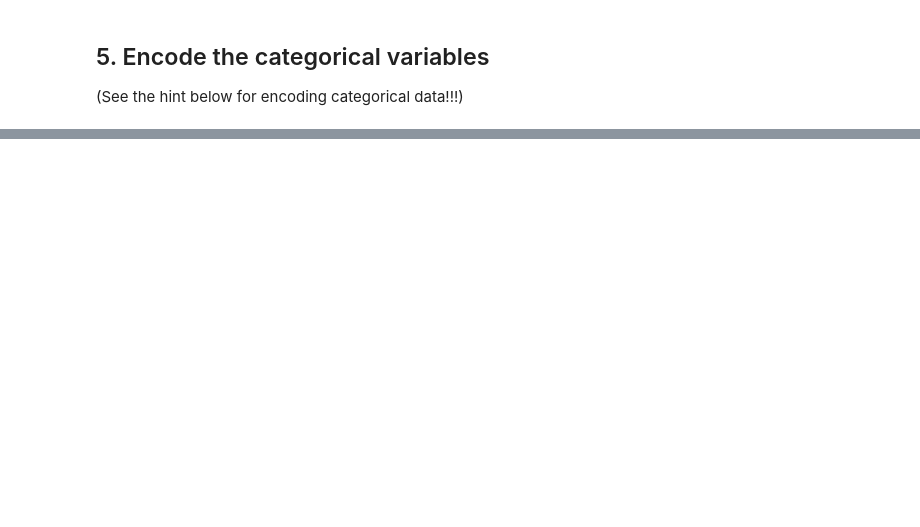
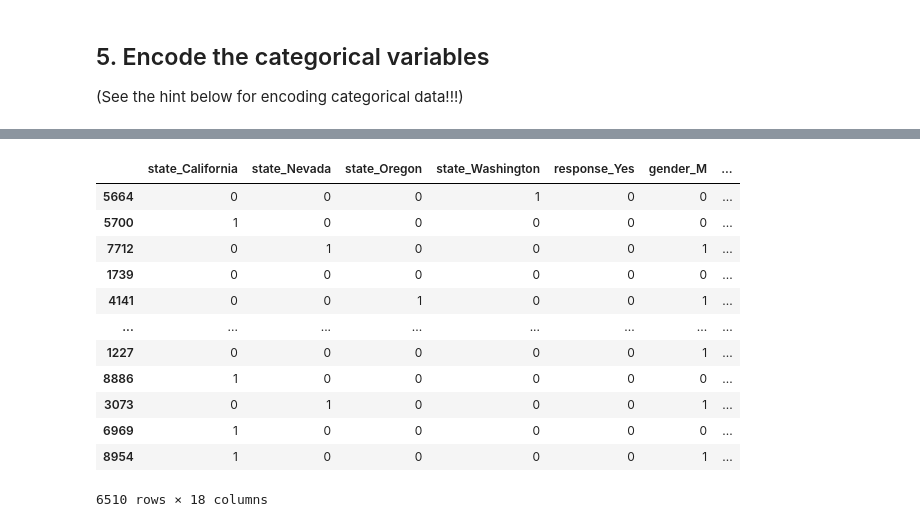
Before and after one commit to FrancRicart/lab-comparing-regression-models, a Jupyter notebook: Solution_FrancRicart.ipynb, the cells around one changed output, grey strips where cells are left out. Drawn from its saved outputs; the diff is of its cells as text; code cells hidden in the pictures; blank space fills up the shorter version.

```diff
--- a/Solution_FrancRicart.ipynb
+++ b/Solution_FrancRicart.ipynb
@@ -291,0 +293,24 @@ X_train_cat
+# %%
+X_train_cat_oh = X_train_cat[["state", "response", "gender", "marital_status", "policy_type", "sales_channel", "vehicle_class"]]
+X_train_cat_ord = X_train_cat.drop(columns = ["state", "response", "gender", "marital_status", "policy_type", "sales_channel", "vehicle_class"], axis = 1)
+
+X_test_cat_oh = X_test_cat[["state", "response", "gender", "marital_status", "policy_type", "sales_channel", "vehicle_class"]]
+X_test_cat_ord = X_test_cat.drop(columns = ["state", "response", "gender", "marital_status", "policy_type", "sales_channel", "vehicle_class"], axis = 1)
+# %%
+X_train_cat_oh = pd.get_dummies(X_train_cat_oh, drop_first = True)
+X_test_cat_oh = pd.get_dummies(X_test_cat_oh, drop_first = True)
+X_train_cat_oh
+# %% [output]
+|  | state_California | state_Nevada | state_Oregon | state_Washington | response_Yes | gender_M | ... |
+| 5664 | 0 | 0 | 0 | 1 | 0 | 0 | ... |
+| 5700 | 1 | 0 | 0 | 0 | 0 | 0 | ... |
+| 7712 | 0 | 1 | 0 | 0 | 0 | 1 | ... |
+| 1739 | 0 | 0 | 0 | 0 | 0 | 0 | ... |
+| 4141 | 0 | 0 | 1 | 0 | 0 | 1 | ... |
+| ... | ... | ... | ... | ... | ... | ... | ... |
+| 1227 | 0 | 0 | 0 | 0 | 0 | 1 | ... |
+| 8886 | 1 | 0 | 0 | 0 | 0 | 0 | ... |
+| 3073 | 0 | 1 | 0 | 0 | 0 | 1 | ... |
+| 6969 | 1 | 0 | 0 | 0 | 0 | 0 | ... |
+| 8954 | 1 | 0 | 0 | 0 | 0 | 1 | ... |
+6510 rows × 18 columns
```
Also changed, not shown: parts of 43 cells of this notebook.
